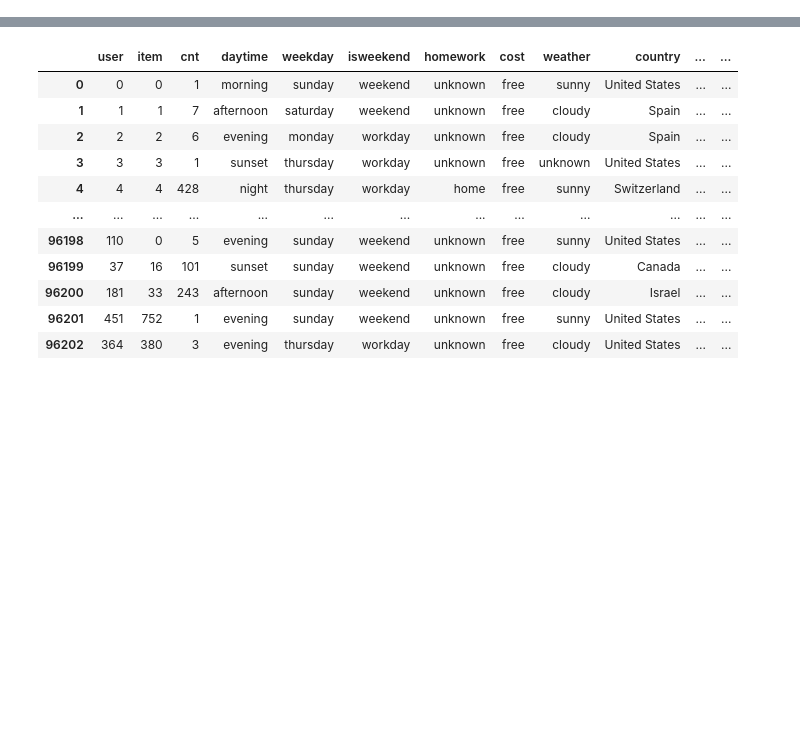
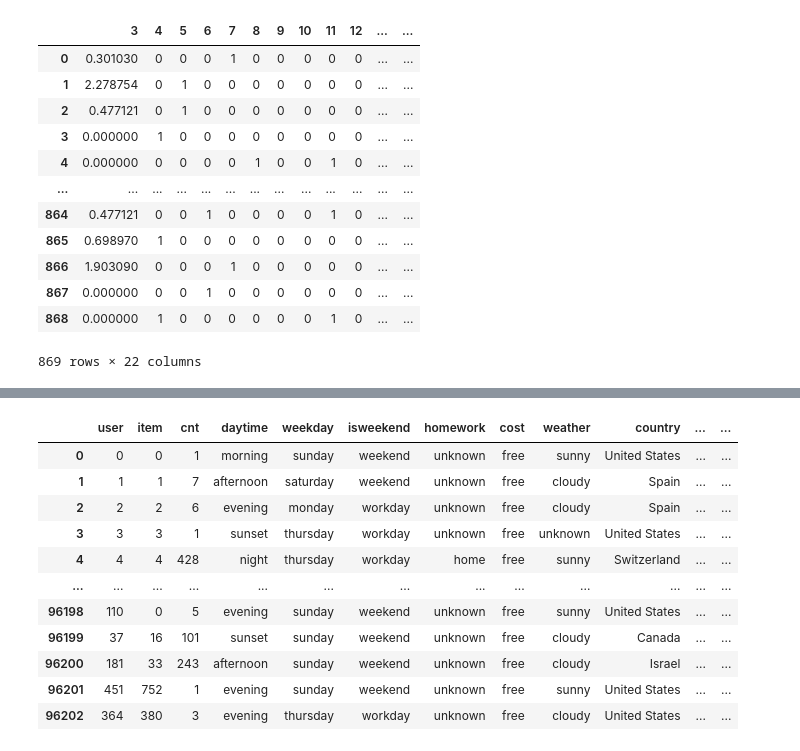
Before and after one commit to AlexAbades/recsys, a Jupyter notebook: src/notebooks/frappe.ipynb, the cells around one changed output, grey strips where cells are left out. Saved outputs shown, nothing was run; the diff lists cells and outputs as text; code cells hidden in the pictures; blank space fills up the shorter version.

```diff
--- a/src/notebooks/frappe.ipynb
+++ b/src/notebooks/frappe.ipynb
@@ -14,0 +44,19 @@ df_meta = df.merge(meta_app, on='item')
+# %%
+datapath = "../data/processed/frappeCtxA/frappeCtxA.test.rating"
+df = pd.read_csv(datapath, sep='\t', header=None)
+# %%
+df.loc[:,3:]
+# %% [output]
+|  | 3 | 4 | 5 | 6 | 7 | 8 | 9 | 10 | 11 | 12 | ... | ... |
+| 0 | 0.301030 | 0 | 0 | 0 | 1 | 0 | 0 | 0 | 0 | 0 | ... | ... |
+| 1 | 2.278754 | 0 | 1 | 0 | 0 | 0 | 0 | 0 | 0 | 0 | ... | ... |
+| 2 | 0.477121 | 0 | 1 | 0 | 0 | 0 | 0 | 0 | 0 | 0 | ... | ... |
+| 3 | 0.000000 | 1 | 0 | 0 | 0 | 0 | 0 | 0 | 0 | 0 | ... | ... |
+| 4 | 0.000000 | 0 | 0 | 0 | 0 | 1 | 0 | 0 | 1 | 0 | ... | ... |
+| ... | ... | ... | ... | ... | ... | ... | ... | ... | ... | ... | ... | ... |
+| 864 | 0.477121 | 0 | 0 | 1 | 0 | 0 | 0 | 0 | 1 | 0 | ... | ... |
+| 865 | 0.698970 | 1 | 0 | 0 | 0 | 0 | 0 | 0 | 0 | 0 | ... | ... |
+| 866 | 1.903090 | 0 | 0 | 0 | 1 | 0 | 0 | 0 | 0 | 0 | ... | ... |
+| 867 | 0.000000 | 0 | 0 | 1 | 0 | 0 | 0 | 0 | 0 | 0 | ... | ... |
+| 868 | 0.000000 | 1 | 0 | 0 | 0 | 0 | 0 | 0 | 1 | 0 | ... | ... |
+869 rows × 22 columns
```
Also changed, not shown: parts of 11 cells of this notebook, 6 other files.
